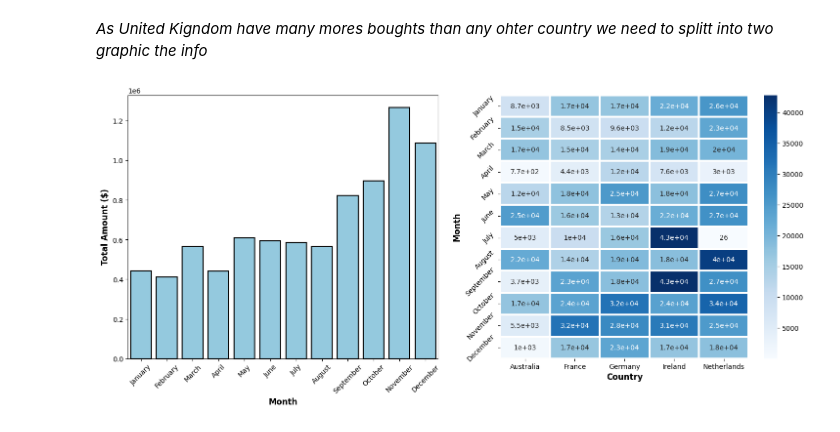
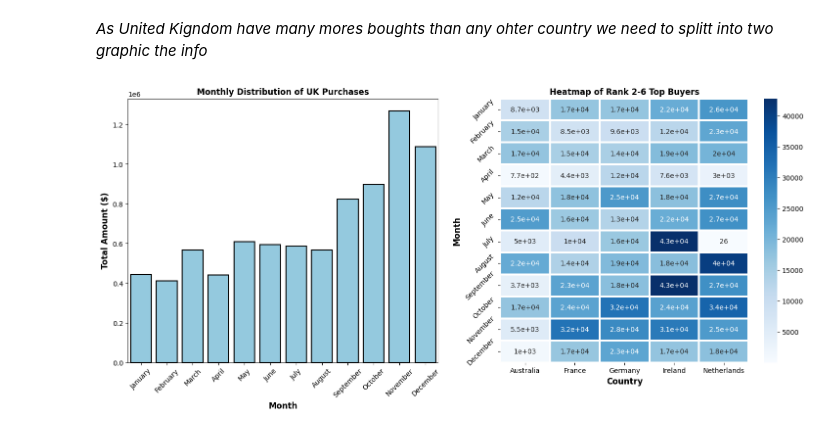
Before and after one commit to danielcamacho9712/E-commerce_Data_cleaning-exploration, a Jupyter notebook: project_data_cleaning.ipynb, the cells around one changed output. Drawn from its saved outputs; the diff is of its cells as text; code cells hidden in the pictures.

Commit message:
Finishing the graphs

```diff
--- a/project_data_cleaning.ipynb
+++ b/project_data_cleaning.ipynb
@@ -307,35 +307,30 @@ england_data = month_country_grouped[month_country_grouped['Country'] == 'United
 # %%
 import seaborn as sb
 import numpy as np
 
 labels = pd.DataFrame()
-
-# Formatted labels for heatmap
-for column in pivot_table.columns:
-    temp = pivot_table[column].apply(lambda x: f"{x/1e6:.1f}M" if x >= 1e6 else f"{x/1e3:.1f}K" if x >= 1e3 else str(x))
-    labels = pd.concat([labels, temp], axis=1)
-
-
 
 # Month names for axis labels
 month_names = ['January', 'February', 'March', 'April', 'May', 'June', 'July', 'August', 'September', 'October', 'November', 'December']
 
 figure, ax = plt.subplots(ncols=2, figsize=(18,7))
 
 # Chart graph with United Kingdom boughts time evolution
 sb.barplot(x="Month", y="Total Amount", data=england_data, color="skyblue", ax = ax[0], edgecolor='black', linewidth=1.5)
 
 ax[0].set_xlabel('Month', fontsize=12, fontweight="bold")
 ax[0].set_ylabel('Total Amount ($)', fontsize=12, fontweight="bold")
 ax[0].set_xticks(range(0,12))
 ax[0].set_xticklabels(month_names, rotation=45, fontsize=10)
+ax[0].set_title('Monthly Distribution of UK Purchases', fontsize=12, fontweight="bold")
 
 # Heatmap
 sb.heatmap(pivot_table, cmap='Blues', fmt = '.2g', annot=True, linewidths = 1.5)
 ax[1].set_xlabel('Country', fontsize=12, fontweight="bold")
 ax[1].set_ylabel('Month', fontsize=12, fontweight="bold")
 ax[1].set_yticklabels(month_names, rotation=45, fontsize=10)
+ax[1].set_title('Heatmap of Rank 2-6 Top Buyers', fontsize=12, fontweight="bold")
 
 plt.show()
 # %% [output]
-[figure, old version]
+[figure, new version]
```
